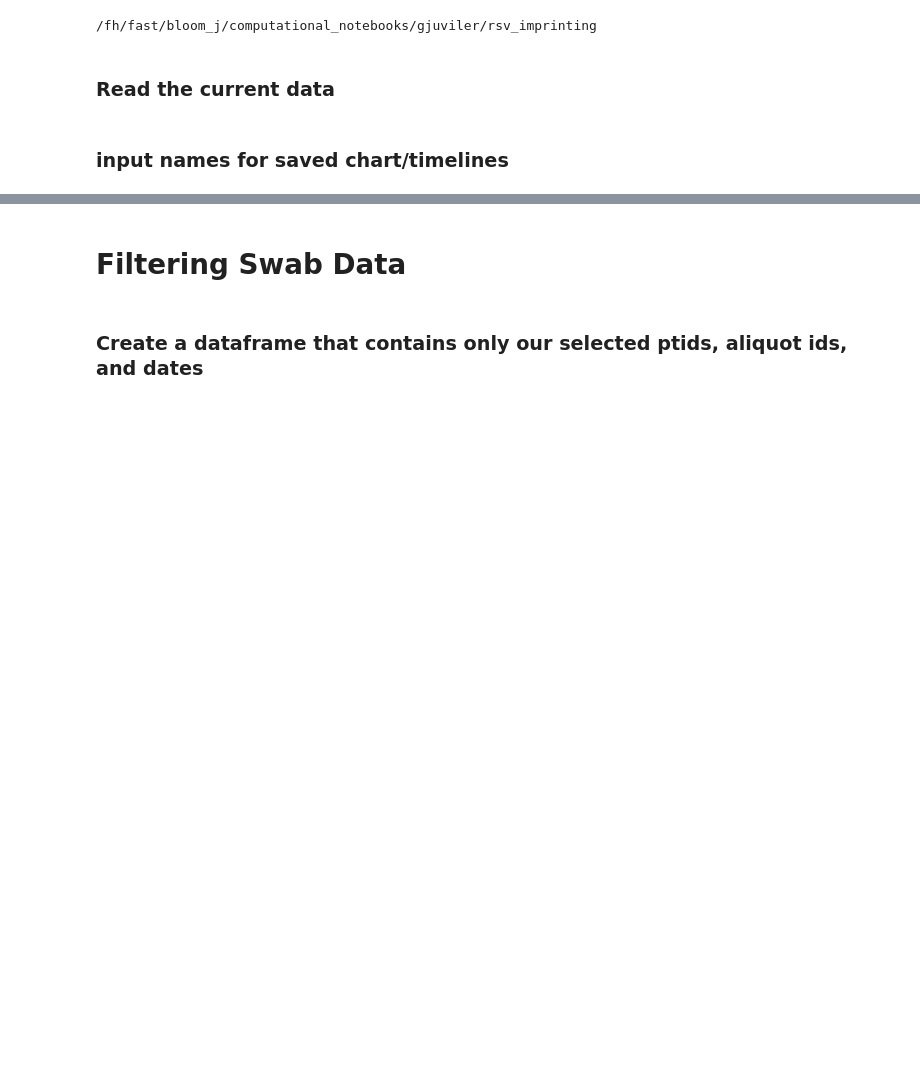
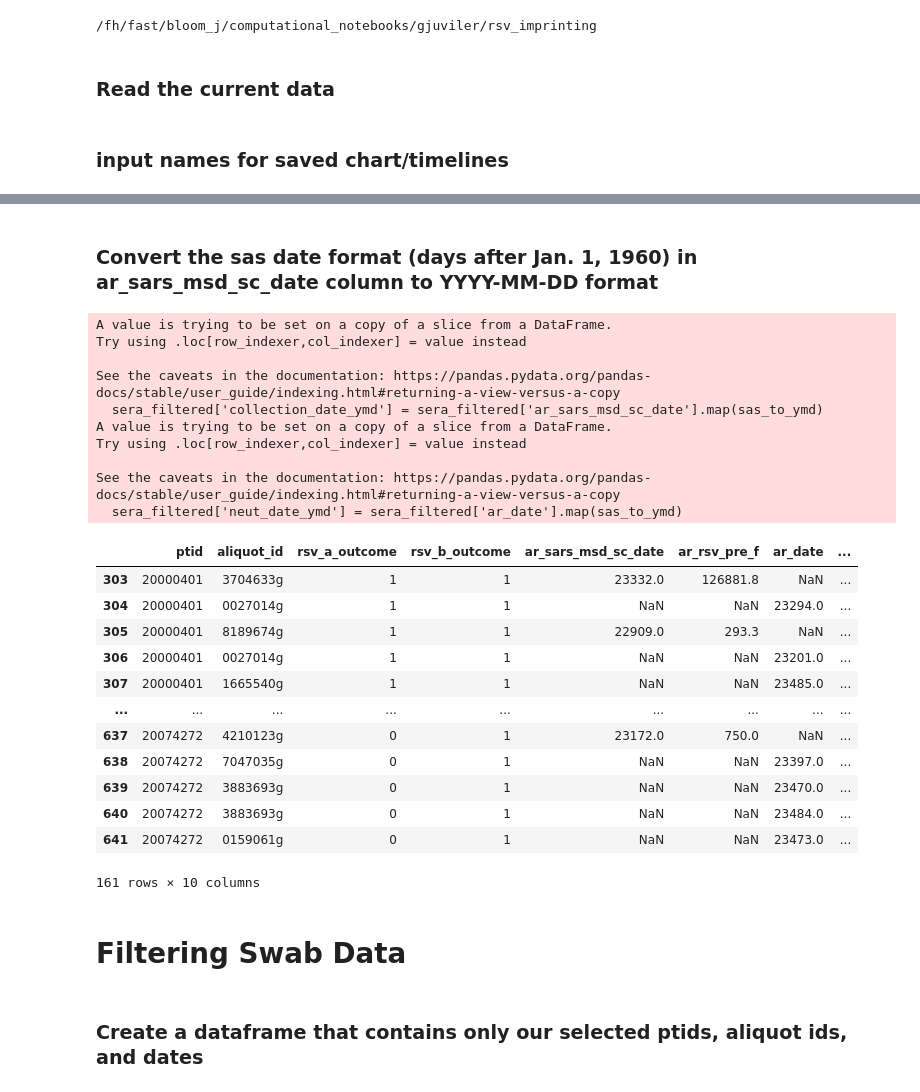
Before and after one commit to gavjuviler/rsv_imprinting, a Jupyter notebook: 02-notebooks/serum_swab_timelines.ipynb, the cells around one changed output, grey strips where cells are left out. Saved outputs shown, nothing was run; the diff lists cells and outputs as text; code cells hidden in the pictures; blank space fills up the shorter version.

```diff
--- a/02-notebooks/serum_swab_timelines.ipynb
+++ b/02-notebooks/serum_swab_timelines.ipynb
@@ -51,5 +58,6 @@ sera_swab = '01-data/Imprinting_sera_swab'      #this is the new dataframe into
 # %%
 date = '26.02.25'
 
-aliquot_swab_timeline = f'03-results/{date}.selected_aliquot_swab_timelines.html'    #save the swab+aliquot timelines as an html
+sera_filtered_converted_date = '01-data/Imprinting_Sera2_converted_dates.csv'       #save the filtered sera dataframe with dates converted to YYYY-MM-DD from SAS
+aliquot_swab_timeline = f'03-results/26.02.25.selected_aliquot_swab_timelines.html'    #save the swab+aliquot timelines as an html
 # %% [markdown]
@@ -82,3 +91,45 @@ sera_filtered_ptid
+# %% [markdown]
+### Convert the sas date format (days after Jan. 1, 1960) in ar_sars_msd_sc_date column to YYYY-MM-DD format
+# %%
+from datetime import datetime, timedelta
+
+def sas_to_ymd(sas_date):
+    if pd.isna(sas_date):
+        return None
+    sas_epoch = datetime(1960, 1, 1)
+    converted_date = sas_epoch + timedelta(days=int(sas_date))
+    return converted_date.strftime("%Y-%m-%d")
+
+sera_filtered['collection_date_ymd'] = sera_filtered['ar_sars_msd_sc_date'].map(sas_to_ymd)
+sera_filtered['neut_date_ymd'] = sera_filtered['ar_date'].map(sas_to_ymd)
+
+sera_filtered.to_csv(sera_filtered_converted_date, index=False)
+
+sera_filtered
+# %% [output]
+A value is trying to be set on a copy of a slice from a DataFrame.
+Try using .loc[row_indexer,col_indexer] = value instead
+
+See the caveats in the documentation: https://pandas.pydata.org/pandas-docs/stable/user_guide/indexing.html#returning-a-view-versus-a-copy
+  sera_filtered['collection_date_ymd'] = sera_filtered['ar_sars_msd_sc_date'].map(sas_to_ymd)
+A value is trying to be set on a copy of a slice from a DataFrame.
+Try using .loc[row_indexer,col_indexer] = value instead
+
+See the caveats in the documentation: https://pandas.pydata.org/pandas-docs/stable/user_guide/indexing.html#returning-a-view-versus-a-copy
+  sera_filtered['neut_date_ymd'] = sera_filtered['ar_date'].map(sas_to_ymd)
+|  | ptid | aliquot_id | rsv_a_outcome | rsv_b_outcome | ar_sars_msd_sc_date | ar_rsv_pre_f | ar_date | ... |
+| 303 | 20000401 | 3704633g | 1 | 1 | 23332.0 | 126881.8 | NaN | ... |
+| 304 | 20000401 | 0027014g | 1 | 1 | NaN | NaN | 23294.0 | ... |
+| 305 | 20000401 | 8189674g | 1 | 1 | 22909.0 | 293.3 | NaN | ... |
+| 306 | 20000401 | 0027014g | 1 | 1 | NaN | NaN | 23201.0 | ... |
+| 307 | 20000401 | 1665540g | 1 | 1 | NaN | NaN | 23485.0 | ... |
+| ... | ... | ... | ... | ... | ... | ... | ... | ... |
+| 637 | 20074272 | 4210123g | 0 | 1 | 23172.0 | 750.0 | NaN | ... |
+| 638 | 20074272 | 7047035g | 0 | 1 | NaN | NaN | 23397.0 | ... |
+| 639 | 20074272 | 3883693g | 0 | 1 | NaN | NaN | 23470.0 | ... |
+| 640 | 20074272 | 3883693g | 0 | 1 | NaN | NaN | 23484.0 | ... |
+| 641 | 20074272 | 0159061g | 0 | 1 | NaN | NaN | 23473.0 | ... |
+161 rows × 10 columns
 # %% [markdown]
 # Filtering Swab Data
 # %% [markdown]
```
Also changed, not shown: parts of 5 cells of this notebook, 2 other files.
